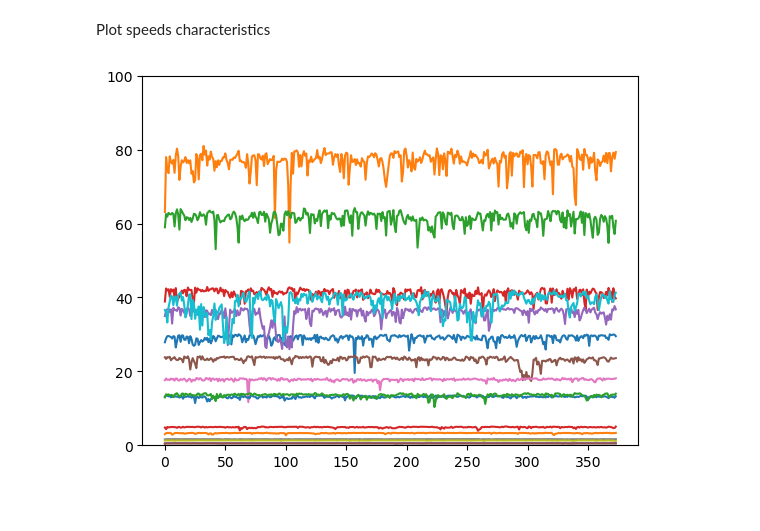
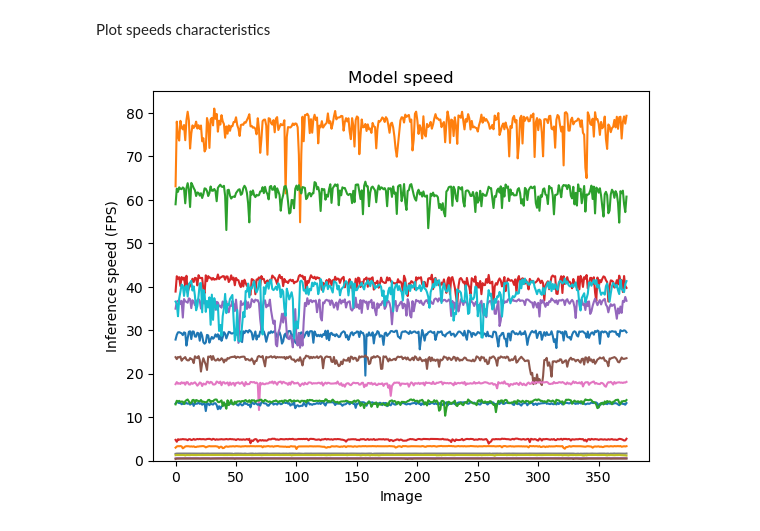
Before and after one commit to 262882/msc_detector_race, a Jupyter notebook: detector_stats.ipynb, the cells around one changed output. Drawn from its saved outputs; the diff is of its cells as text; code cells hidden in the pictures.

Commit message:
Update model speed plot

```diff
--- a/detector_stats.ipynb
+++ b/detector_stats.ipynb
@@ -73,7 +73,10 @@ Plot speeds characteristics
 # %%
 for i, name in enumerate(models):
     plt.plot(counts, 1/times[i])
-plt.ylim([0, 100])
+plt.ylim([0, 85])
+plt.xlabel('Image')
+plt.ylabel('Inference speed (FPS)')
+plt.title('Model speed')
 plt.show()
 # %% [output]
-[figure, old version]
+[figure, new version]
```
